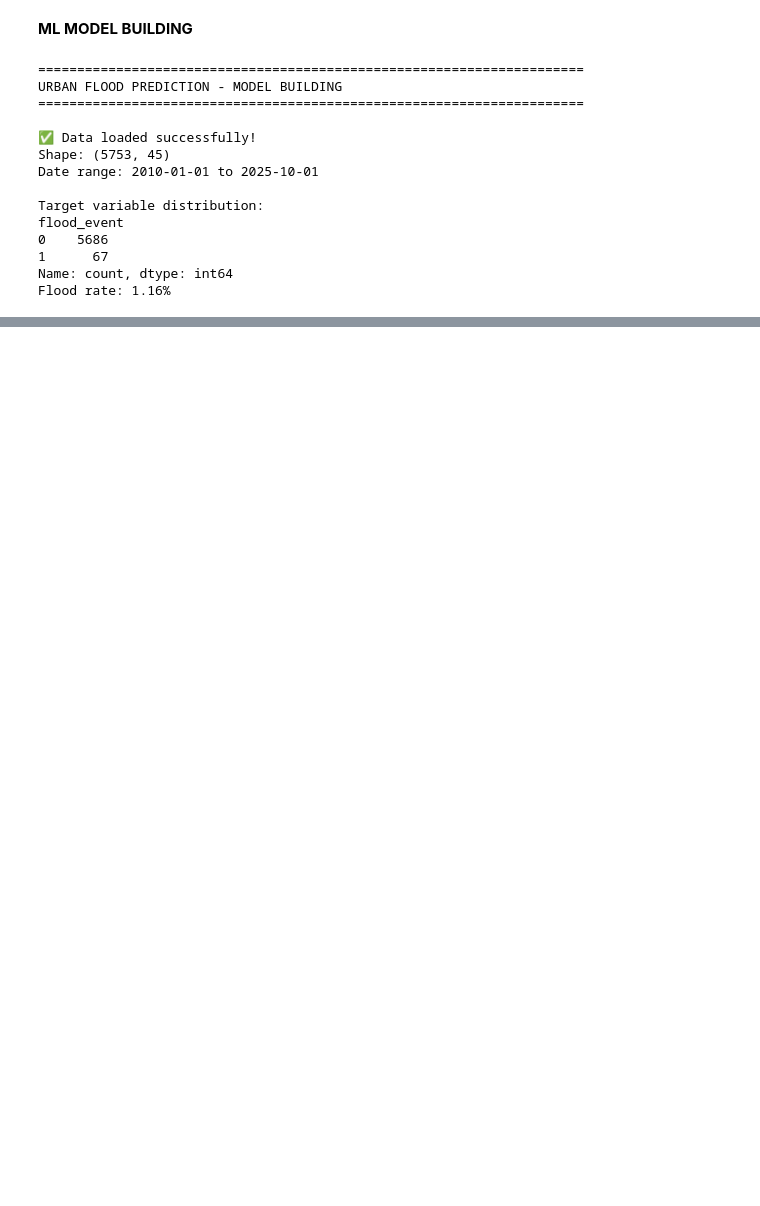
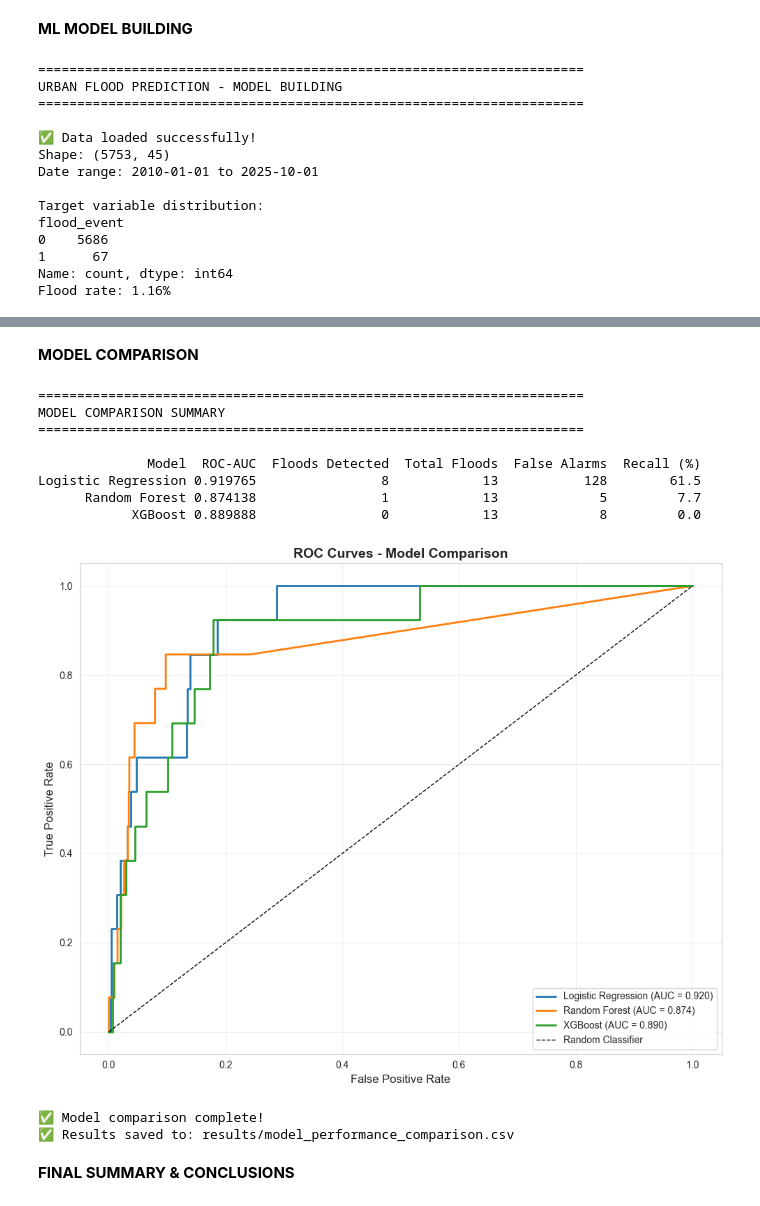
Before and after one commit to SubramaniMokkala/urban-flood-prediction, a Jupyter notebook: notebooks/02_model_building.ipynb, the cells around one changed output, grey strips where cells are left out. Cells and saved outputs as stored; diff of their text form; code cells hidden in the pictures; blank space fills up the shorter version.

```diff
--- a/notebooks/02_model_building.ipynb
+++ b/notebooks/02_model_building.ipynb
@@ -43,0 +421,77 @@ Flood rate: 1.16%
+# %% [markdown]
+**MODEL COMPARISON**
+# %%
+print("\n" + "="*70)
+print("MODEL COMPARISON SUMMARY")
+print("="*70)
+
+# Collect all results
+results = {
+    'Model': ['Logistic Regression', 'Random Forest', 'XGBoost'],
+    'ROC-AUC': [
+        roc_auc_score(y_test, lr_pred_proba),
+        roc_auc_score(y_test, rf_pred_proba),
+        roc_auc_score(y_test, xgb_pred_proba)
+    ],
+    'Floods Detected': [
+        (y_test[lr_pred == 1] == 1).sum(),
+        (y_test[rf_pred == 1] == 1).sum(),
+        (y_test[xgb_pred == 1] == 1).sum()
+    ],
+    'Total Floods': [13, 13, 13],
+    'False Alarms': [
+        (y_test[lr_pred == 1] == 0).sum(),
+        (y_test[rf_pred == 1] == 0).sum(),
+        (y_test[xgb_pred == 1] == 0).sum()
+    ]
+}
+
+results_df = pd.DataFrame(results)
+results_df['Recall (%)'] = (results_df['Floods Detected'] / results_df['Total Floods'] * 100).round(1)
+
+print("\n" + results_df.to_string(index=False))
+
+# Visualization: ROC Curves Comparison
+plt.figure(figsize=(10, 8))
+
+# Plot ROC curve for each model
+models_data = [
+    ('Logistic Regression', lr_pred_proba),
+    ('Random Forest', rf_pred_proba),
+    ('XGBoost', xgb_pred_proba)
+]
+
+for model_name, y_pred_proba in models_data:
+    fpr, tpr, _ = roc_curve(y_test, y_pred_proba)
+    auc = roc_auc_score(y_test, y_pred_proba)
+    plt.plot(fpr, tpr, label=f'{model_name} (AUC = {auc:.3f})', linewidth=2)
+
+plt.plot([0, 1], [0, 1], 'k--', label='Random Classifier', linewidth=1)
+plt.xlabel('False Positive Rate', fontsize=12)
+plt.ylabel('True Positive Rate', fontsize=12)
+plt.title('ROC Curves - Model Comparison', fontsize=14, fontweight='bold')
+plt.legend(fontsize=10)
+plt.grid(True, alpha=0.3)
+plt.tight_layout()
+plt.savefig('../results/visualizations/roc_curves_comparison.png', dpi=300, bbox_inches='tight')
+plt.show()
+
+print("\n✅ Model comparison complete!")
+
+# Save results
+results_df.to_csv('../results/model_performance_comparison.csv', index=False)
+print("✅ Results saved to: results/model_performance_comparison.csv")
+# %% [output]
+======================================================================
+MODEL COMPARISON SUMMARY
+======================================================================
+
+              Model  ROC-AUC  Floods Detected  Total Floods  False Alarms  Recall (%)
+Logistic Regression 0.919765                8            13           128        61.5
+      Random Forest 0.874138                1            13             5         7.7
+            XGBoost 0.889888                0            13             8         0.0
+[figure, added]
+✅ Model comparison complete!
+✅ Results saved to: results/model_performance_comparison.csv
+# %% [markdown]
+**FINAL SUMMARY & CONCLUSIONS**
```
Also changed, not shown: parts of 11 cells of this notebook, 7 other files.
